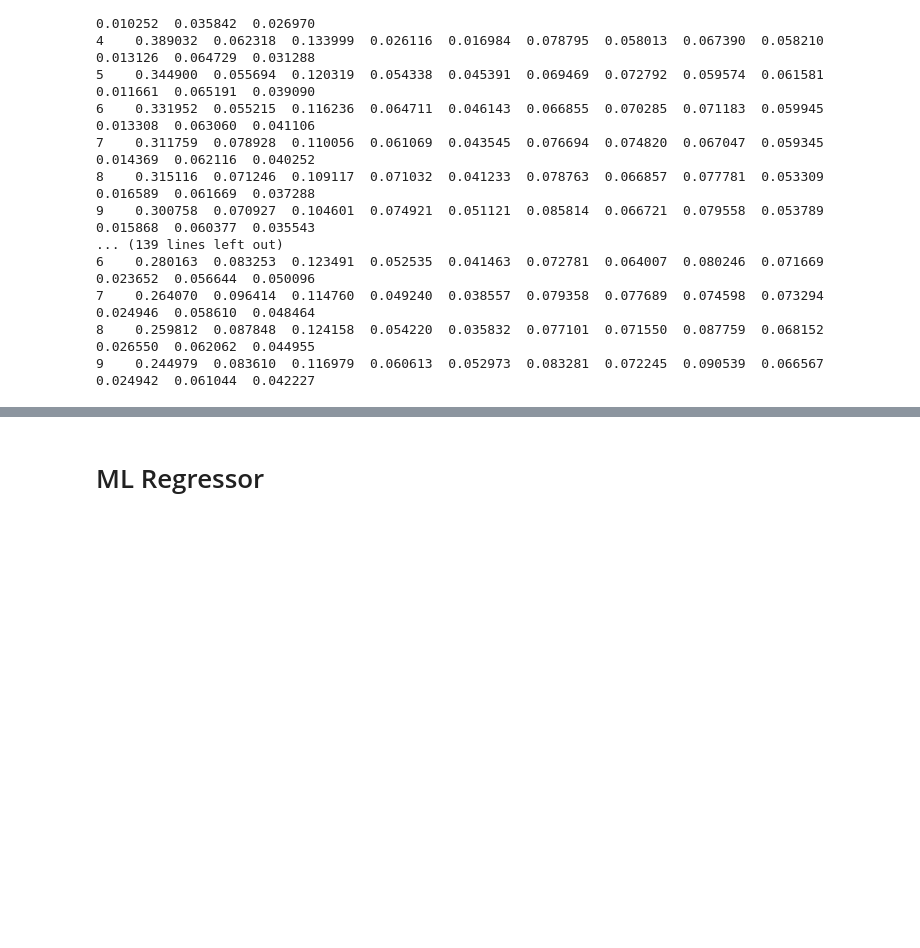
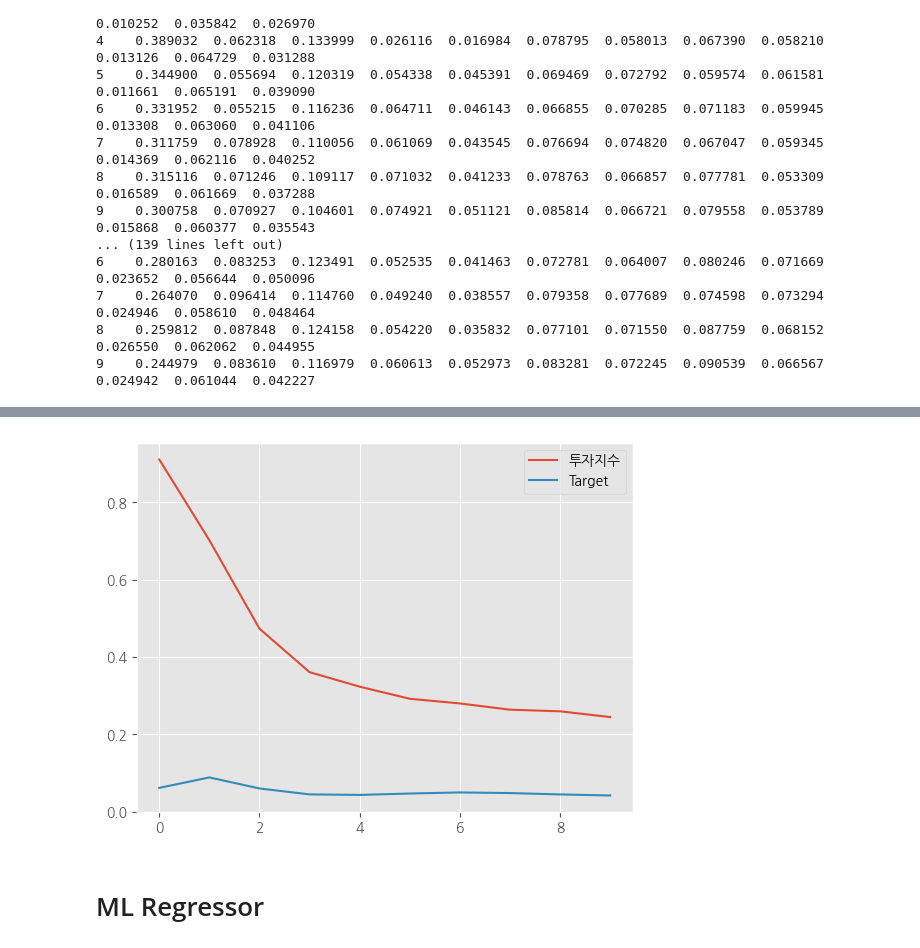
Before and after one commit to paragonyun/Deepconomics, a Jupyter notebook: main.ipynb, the cells around one changed output, grey strips where cells are left out. Saved outputs shown, nothing was run; the diff lists cells and outputs as text; code cells hidden in the pictures; blank space fills up the shorter version.

```diff
--- a/main.ipynb
+++ b/main.ipynb
@@ -640,3 +638,7 @@ FEVD for 투자지수
 7    0.264070  0.096414  0.114760  0.049240  0.038557  0.079358  0.077689  0.074598  0.073294  0.024946  0.058610  0.048464
 8    0.259812  0.087848  0.124158  0.054220  0.035832  0.077101  0.071550  0.087759  0.068152  0.026550  0.062062  0.044955
 9    0.244979  0.083610  0.116979  0.060613  0.052973  0.083281  0.072245  0.090539  0.066567  0.024942  0.061044  0.042227
+# %%
+fevd_df = pd.read_csv('./test.txt', header=None, sep=' ').dropna(axis=1)
+fevd_df.columns = diff_df_pca.columns
+fevd_df
@@ -643,3 +657,8 @@ FEVD for 투자지수
+# %%
+fevd_df[['투자지수', 'Target']].plot()
+plt.show()
+# %% [output]
+[figure, added]
 # %% [markdown]
 # ML Regressor
 # %%
```
Also changed, not shown: parts of 2 cells of this notebook.
